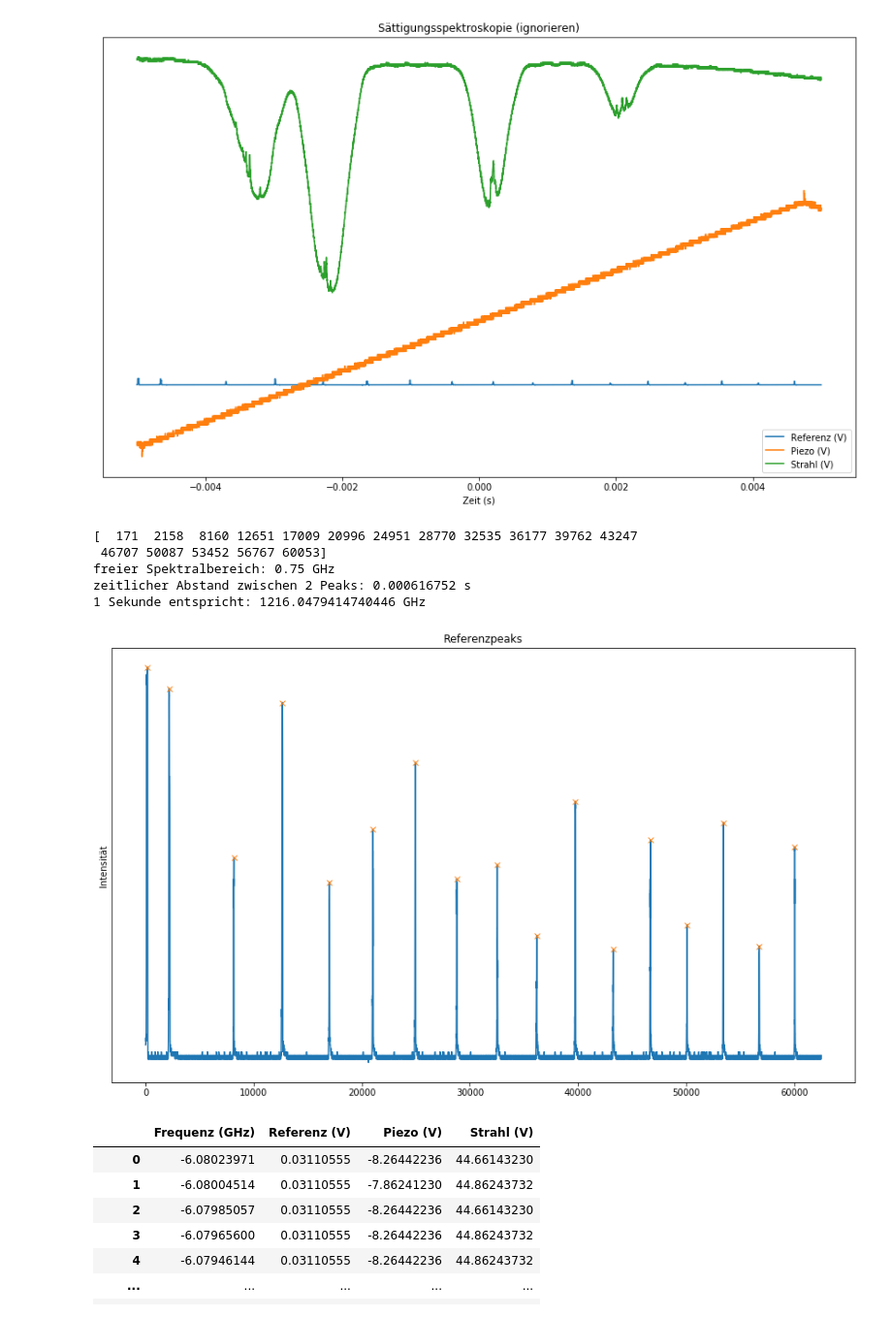
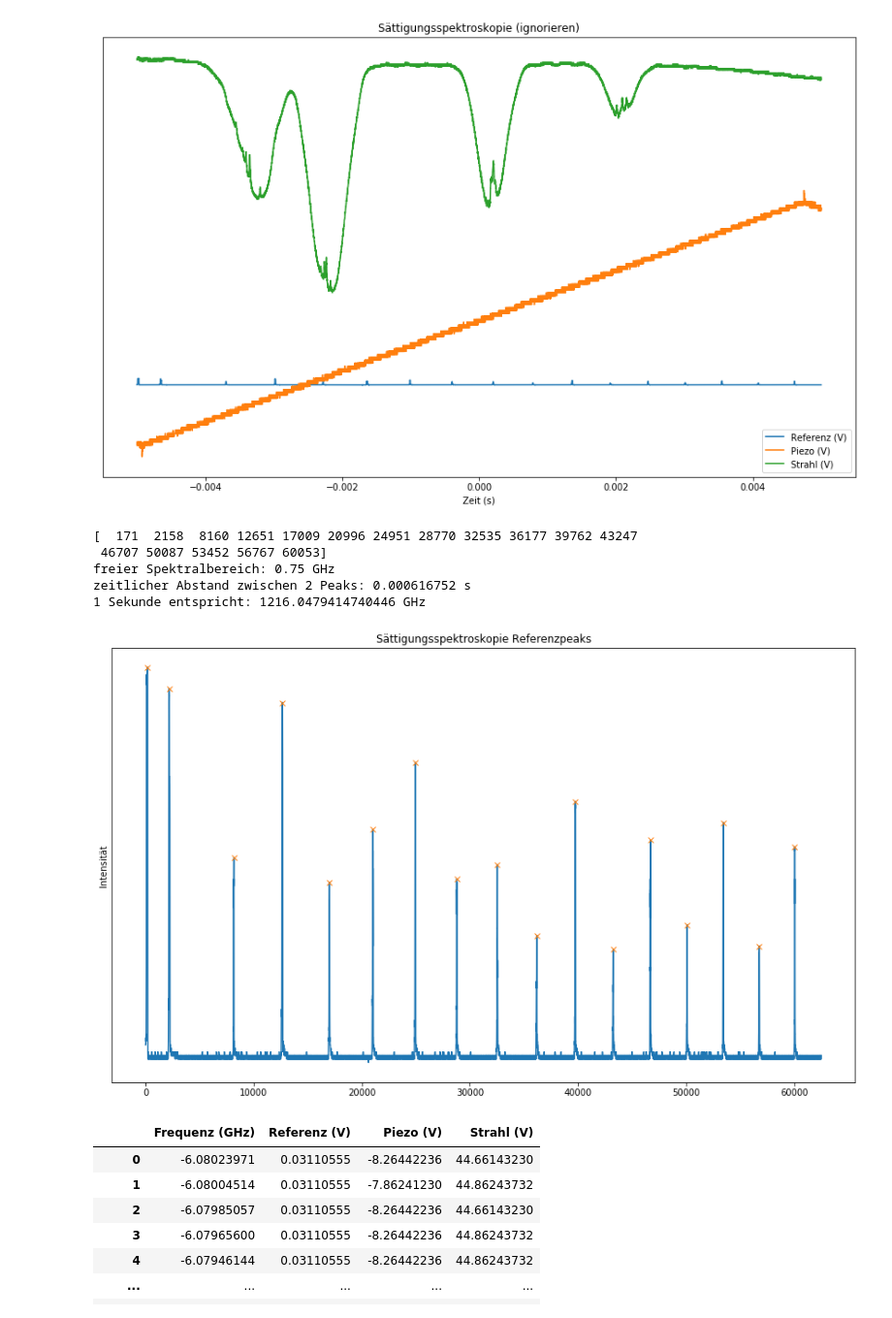
Before and after one commit to oliverschackmann/Laserspektroskopie, a Jupyter notebook: Laserspektroskopie.ipynb, the cells around one changed output. Shown at 97% size. Drawn from its saved outputs; the diff is of its cells as text; code cells hidden in the pictures.

```diff
--- a/Laserspektroskopie.ipynb
+++ b/Laserspektroskopie.ipynb
@@ -79,31 +137,33 @@ plt.yticks([])
 # %%
 ref14 = sat_df["Referenz (V)"]
 refpeaks14, _ = find_peaks(ref14, height=0.2, distance=1000)
 plt.figure(figsize=(15,9))
 plt.plot(ref14)
 plt.plot(refpeaks14, ref14[refpeaks14], "x")
-plt.title("Referenzpeaks")
+plt.title("Sättigungsspektroskopie Referenzpeaks")
 plt.ylabel("Intensität")
 plt.yticks([])
 print(refpeaks14)
 
 # vergangene Zeit zwischen zwei Maxima
 delta_t14 = (abs(sat_df.iloc[refpeaks14[12],0]) + abs(sat_df.iloc[refpeaks14[2],0]))/10
 
 # Skala berechnen: freier Spektralbereich ny=c/4d
 ny_fsr = 3*10**8/(4*0.1)/(10**9) #in GHz
 print("freier Spektralbereich:", ny_fsr, "GHz")
 print("zeitlicher Abstand zwischen 2 Peaks:", delta_t14, "s")
 
 # Abstand der Zeit entspricht Abstand der Frequenzen: delta_t14 entsprechen 0,75 GHz
 print("1 Sekunde entspricht:", ny_fsr/delta_t14, "GHz")
+
+#plt.savefig("Sättigung Referenzpeaks.pdf", bbox_inches="tight")
 # %% [output]
 [  171  2158  8160 12651 17009 20996 24951 28770 32535 36177 39762 43247
  46707 50087 53452 56767 60053]
 freier Spektralbereich: 0.75 GHz
 zeitlicher Abstand zwischen 2 Peaks: 0.000616752 s
 1 Sekunde entspricht: 1216.0479414740446 GHz
-[figure, old version]
+[figure, new version]
 # %%
 sat_skal_df = sat_df.copy()
 sat_skal_df.rename(columns= {"Zeit (s)": "Frequenz (GHz)"}, inplace=True)
```
Also changed, not shown: parts of 5 cells of this notebook.
